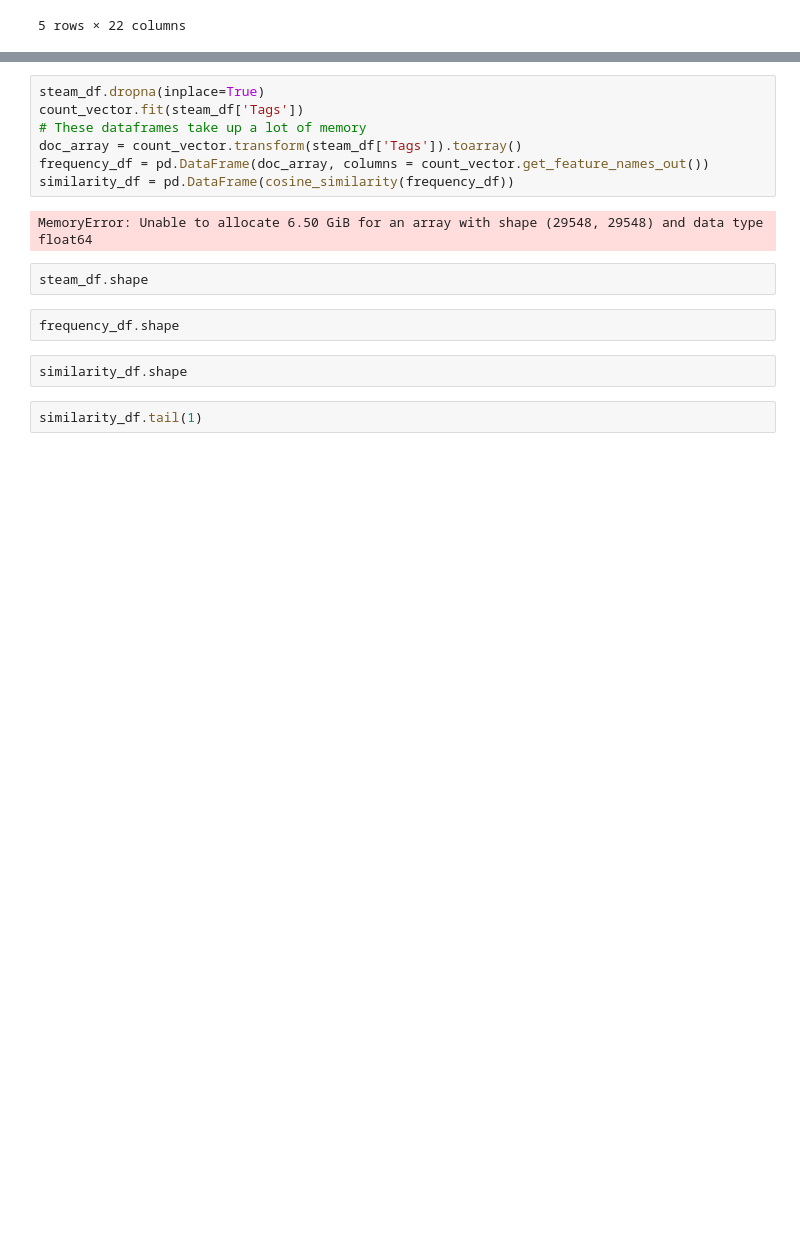
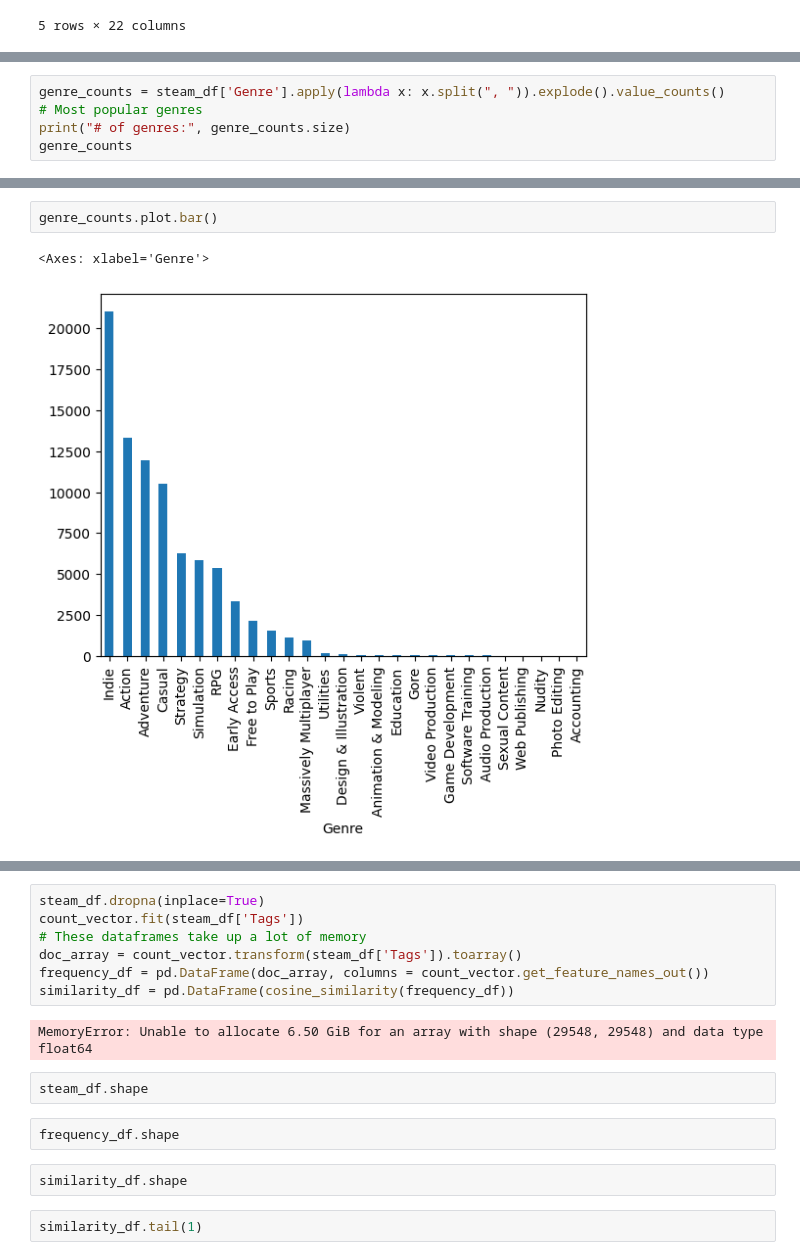
Before and after one commit to wallysands/csci5523project, a Jupyter notebook: Exploratory_Data_Analysis.ipynb, the cells around one changed output, grey strips where cells are left out. Cells and saved outputs as stored; diff of their text form; blank space fills up the shorter version.

Commit message:
Added EDA for tags, genres, categories

```diff
--- a/Exploratory_Data_Analysis.ipynb
+++ b/Exploratory_Data_Analysis.ipynb
@@ -25,0 +97,5 @@ steam_df.head()
+# %%
+genre_counts = steam_df['Genre'].apply(lambda x: x.split(", ")).explode().value_counts()
+# Most popular genres
+print("# of genres:", genre_counts.size)
+genre_counts
@@ -25,0 +121,5 @@ steam_df.head()
+# %%
+genre_counts.plot.bar()
+# %% [output]
+<Axes: xlabel='Genre'>
+[figure, added]
```
Also changed, not shown: parts of 14 cells of this notebook.
